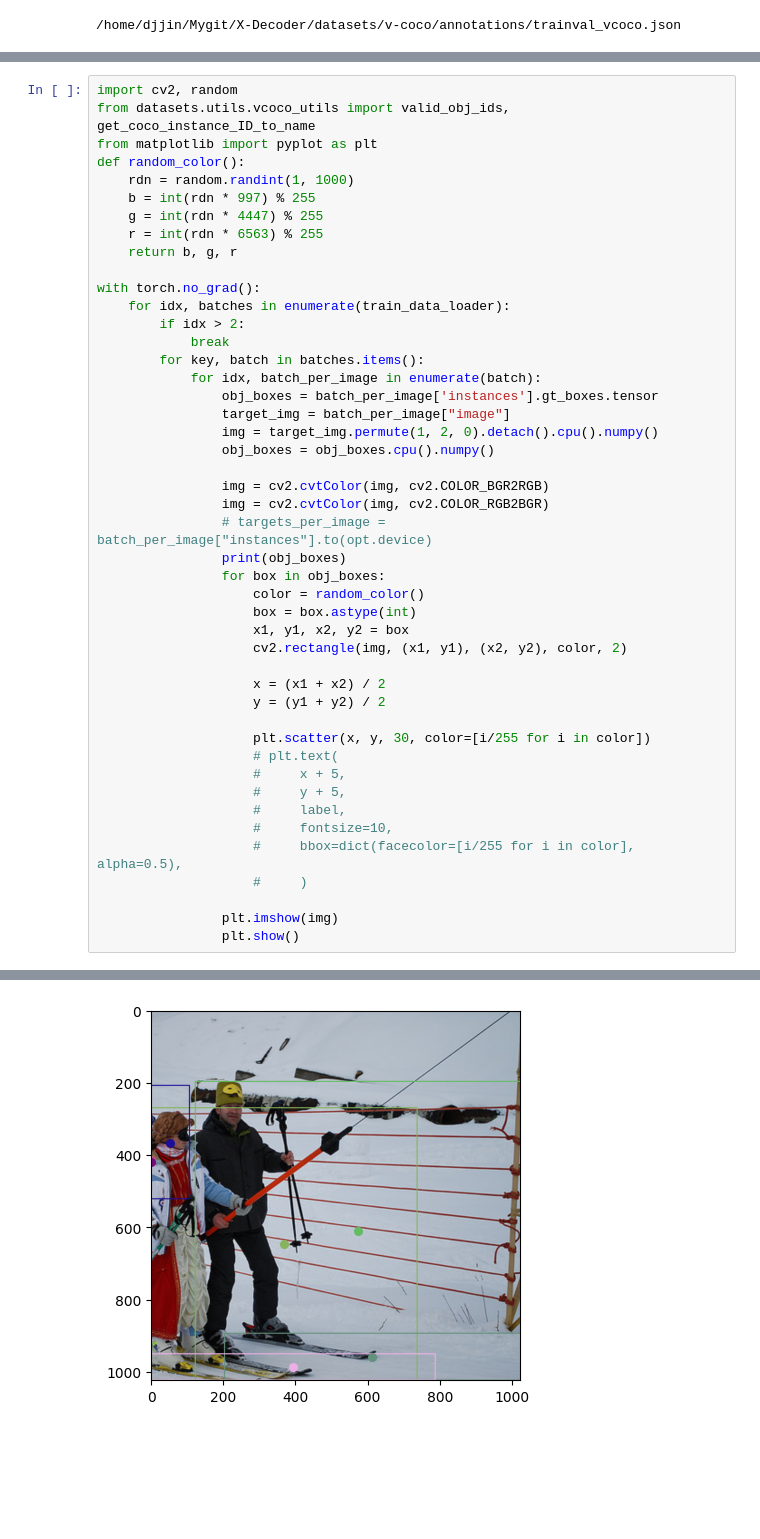
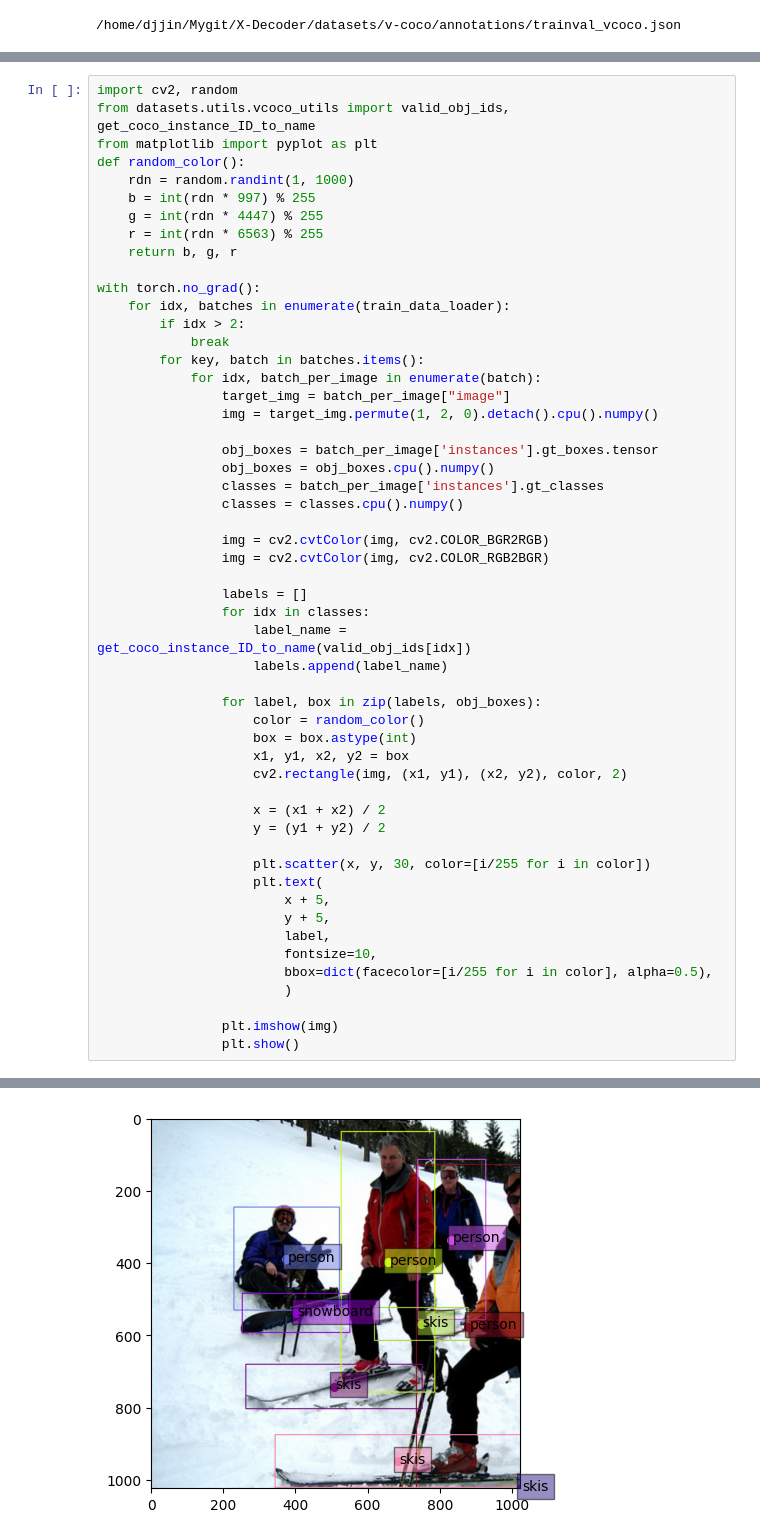
Before and after one commit to jdj2261/X-Decoder, a Jupyter notebook: notebooks/02_vcoco_modified_datasets.ipynb, the cells around one changed output, grey strips where cells are left out. Saved outputs shown, nothing was run; the diff lists cells and outputs as text; blank space fills up the shorter version.

```diff
--- a/notebooks/02_vcoco_modified_datasets.ipynb
+++ b/notebooks/02_vcoco_modified_datasets.ipynb
@@ -114,16 +114,23 @@ with torch.no_grad():
             break
         for key, batch in batches.items():
             for idx, batch_per_image in enumerate(batch):
-                obj_boxes = batch_per_image['instances'].gt_boxes.tensor
                 target_img = batch_per_image["image"]
                 img = target_img.permute(1, 2, 0).detach().cpu().numpy()
+
+                obj_boxes = batch_per_image['instances'].gt_boxes.tensor
                 obj_boxes = obj_boxes.cpu().numpy()
+                classes = batch_per_image['instances'].gt_classes
+                classes = classes.cpu().numpy()
 
                 img = cv2.cvtColor(img, cv2.COLOR_BGR2RGB)
                 img = cv2.cvtColor(img, cv2.COLOR_RGB2BGR)
-                # targets_per_image = batch_per_image["instances"].to(opt.device)
-                print(obj_boxes)
-                for box in obj_boxes:
+
+                labels = []
+                for idx in classes:
+                    label_name = get_coco_instance_ID_to_name(valid_obj_ids[idx])
+                    labels.append(label_name)
+
+                for label, box in zip(labels, obj_boxes):
                     color = random_color()
                     box = box.astype(int)
                     x1, y1, x2, y2 = box
@@ -133,13 +140,13 @@ with torch.no_grad():
                     y = (y1 + y2) / 2
 
                     plt.scatter(x, y, 30, color=[i/255 for i in color])
-                    # plt.text(
-                    #     x + 5,
-                    #     y + 5,
-                    #     label,
-                    #     fontsize=10,
-                    #     bbox=dict(facecolor=[i/255 for i in color], alpha=0.5),
-                    #     )
+                    plt.text(
+                        x + 5,
+                        y + 5,
+                        label,
+                        fontsize=10,
+                        bbox=dict(facecolor=[i/255 for i in color], alpha=0.5),
+                        )
 
                 plt.imshow(img)
                 plt.show()
@@ -154 +156 @@ with torch.no_grad():
-[figure, old version]
+[figure, new version]
```
Also changed, not shown: parts of 3 cells of this notebook, 3 other files.
